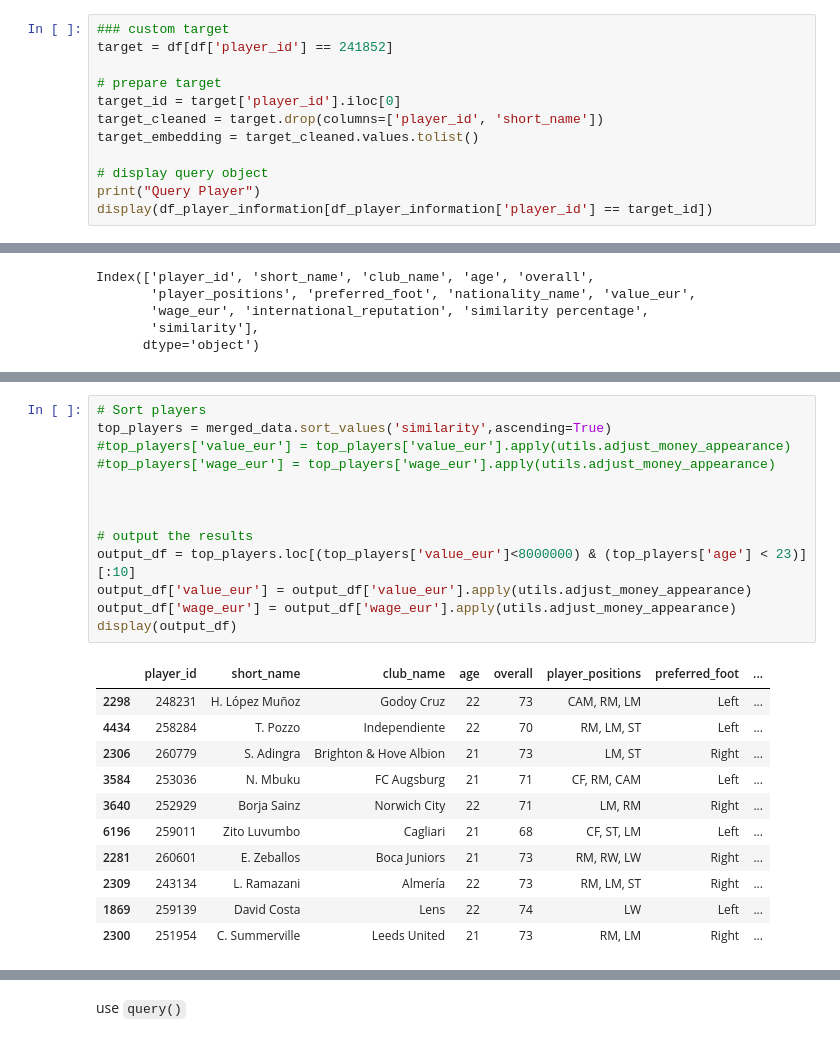
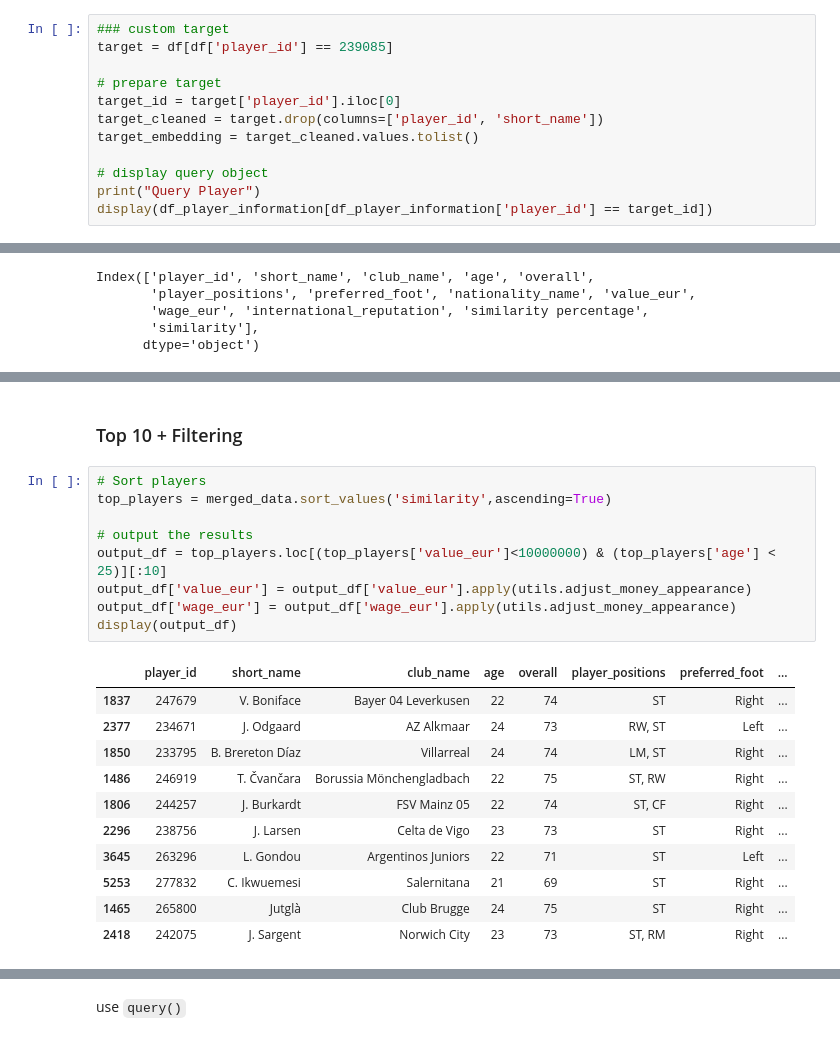
Before and after one commit to allorenz/football-player-similarity, a Jupyter notebook: src/vector_database.ipynb, the cells around one changed output, grey strips where cells are left out. Drawn from its saved outputs; the diff is of its cells as text.

```diff
--- a/src/vector_database.ipynb
+++ b/src/vector_database.ipynb
@@ -54,7 +54,7 @@ collection.add(
 #### Query
 # %%
 ### custom target
-target = df[df['player_id'] == 241852]
+target = df[df['player_id'] == 239085]
 
 # prepare target
 target_id = target['player_id'].iloc[0]
@@ -109,28 +125,26 @@ Index(['player_id', 'short_name', 'club_name', 'age', 'overall',
+# %% [markdown]
+### Top 10 + Filtering
 # %%
 # Sort players
 top_players = merged_data.sort_values('similarity',ascending=True)
-#top_players['value_eur'] = top_players['value_eur'].apply(utils.adjust_money_appearance)
-#top_players['wage_eur'] = top_players['wage_eur'].apply(utils.adjust_money_appearance)
-
-
 
 # output the results
-output_df = top_players.loc[(top_players['value_eur']<8000000) & (top_players['age'] < 23)][:10]
+output_df = top_players.loc[(top_players['value_eur']<10000000) & (top_players['age'] < 25)][:10]
 output_df['value_eur'] = output_df['value_eur'].apply(utils.adjust_money_appearance)
 output_df['wage_eur'] = output_df['wage_eur'].apply(utils.adjust_money_appearance)
 display(output_df)
 # %% [output]
 |  | player_id | short_name | club_name | age | overall | player_positions | preferred_foot | ... |
-| 2298 | 248231 | H. López Muñoz | Godoy Cruz | 22 | 73 | CAM, RM, LM | Left | ... |
-| 4434 | 258284 | T. Pozzo | Independiente | 22 | 70 | RM, LM, ST | Left | ... |
-| 2306 | 260779 | S. Adingra | Brighton & Hove Albion | 21 | 73 | LM, ST | Right | ... |
-| 3584 | 253036 | N. Mbuku | FC Augsburg | 21 | 71 | CF, RM, CAM | Left | ... |
-| 3640 | 252929 | Borja Sainz | Norwich City | 22 | 71 | LM, RM | Right | ... |
-| 6196 | 259011 | Zito Luvumbo | Cagliari | 21 | 68 | CF, ST, LM | Left | ... |
-| 2281 | 260601 | E. Zeballos | Boca Juniors | 21 | 73 | RM, RW, LW | Right | ... |
-| 2309 | 243134 | L. Ramazani | Almería | 22 | 73 | RM, LM, ST | Right | ... |
-| 1869 | 259139 | David Costa | Lens | 22 | 74 | LW | Left | ... |
-| 2300 | 251954 | C. Summerville | Leeds United | 21 | 73 | RM, LM | Right | ... |
+| 1837 | 247679 | V. Boniface | Bayer 04 Leverkusen | 22 | 74 | ST | Right | ... |
+| 2377 | 234671 | J. Odgaard | AZ Alkmaar | 24 | 73 | RW, ST | Left | ... |
+| 1850 | 233795 | B. Brereton Díaz | Villarreal | 24 | 74 | LM, ST | Right | ... |
+| 1486 | 246919 | T. Čvančara | Borussia Mönchengladbach | 22 | 75 | ST, RW | Right | ... |
+| 1806 | 244257 | J. Burkardt | FSV Mainz 05 | 22 | 74 | ST, CF | Right | ... |
+| 2296 | 238756 | J. Larsen | Celta de Vigo | 23 | 73 | ST | Right | ... |
+| 3645 | 263296 | L. Gondou | Argentinos Juniors | 22 | 71 | ST | Left | ... |
+| 5253 | 277832 | C. Ikwuemesi | Salernitana | 21 | 69 | ST | Right | ... |
+| 1465 | 265800 | Jutglà | Club Brugge | 24 | 75 | ST | Right | ... |
+| 2418 | 242075 | J. Sargent | Norwich City | 23 | 73 | ST, RM | Right | ... |
 # %%
 # filter params: df, age_younger, age_older, age, wage_less, wage_more, value_less, value_more
 def filter(df,top_n=10, age=None, age_younger=None, age_older=None, value_less=None,value_more=None, wage=None):
```
Also changed, not shown: parts of 5 cells of this notebook, 1 other file.
